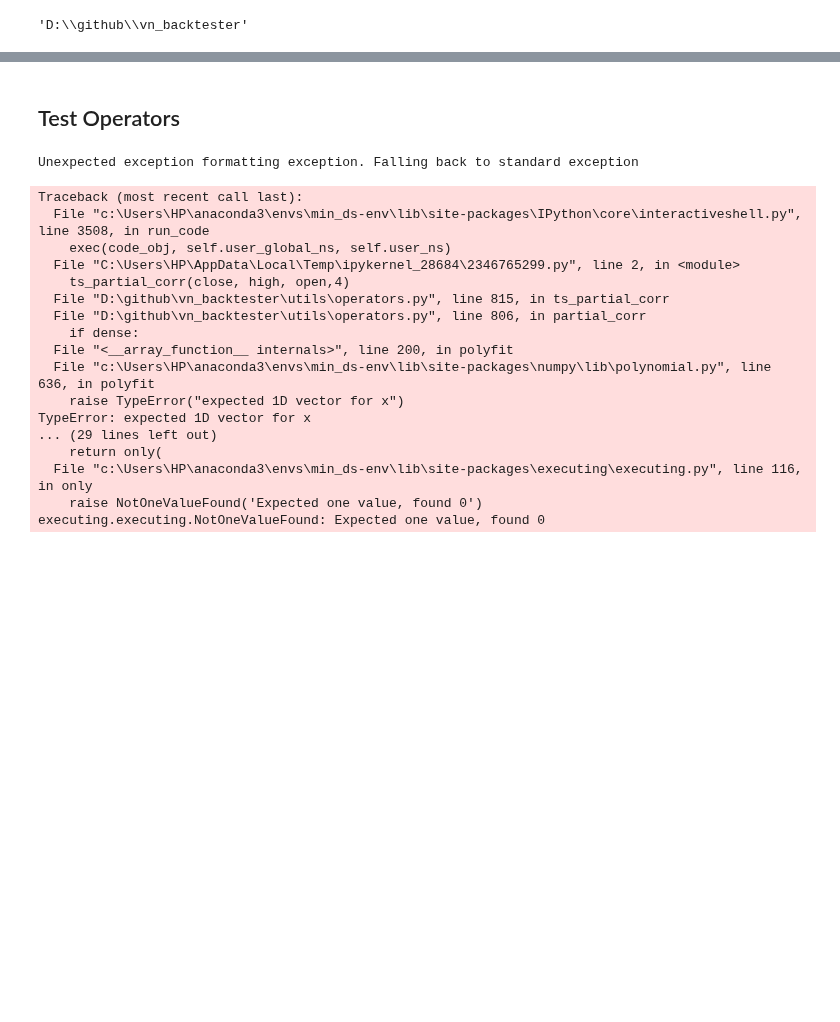
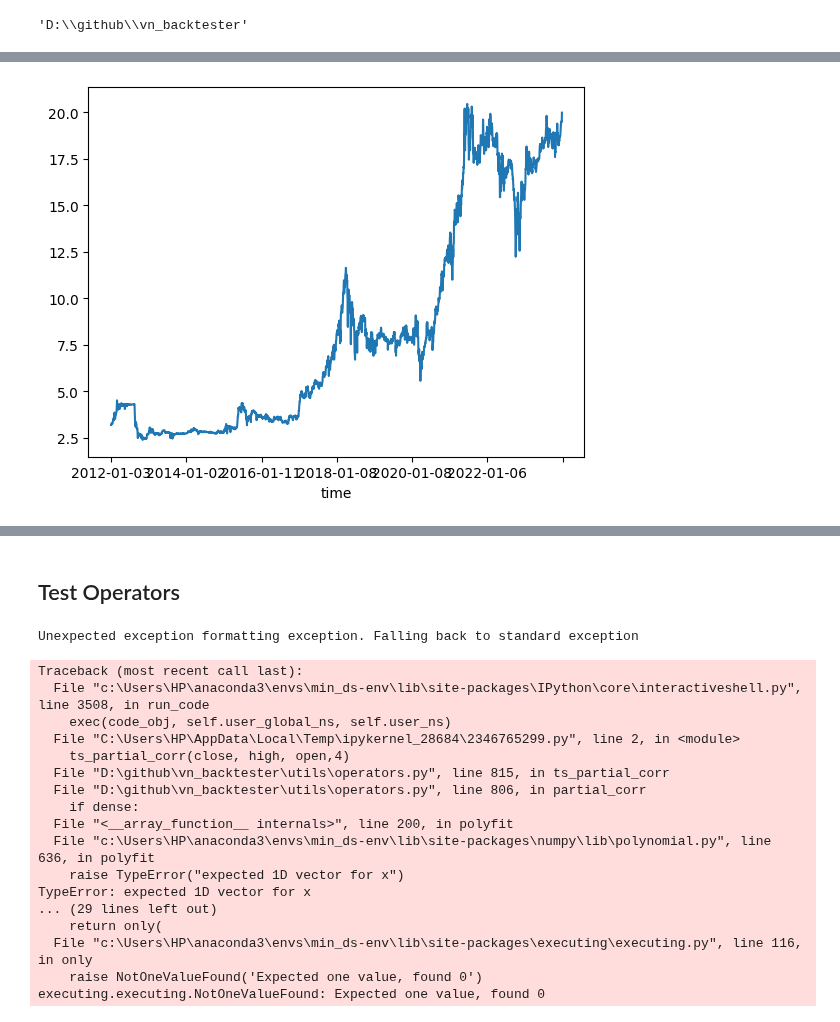
Before and after one commit to trungchien171/vn_backtester, a Jupyter notebook: notebook/data_handling.ipynb, the cells around one changed output, grey strips where cells are left out. Drawn from its saved outputs; the diff is of its cells as text; code cells hidden in the pictures; blank space fills up the shorter version.

```diff
--- a/notebook/data_handling.ipynb
+++ b/notebook/data_handling.ipynb
@@ -27,0 +56,14 @@ volume = load_and_process_data(__volumepath)
+# %%
+final_low = low.copy()
+
+for column in low.columns:
+    first_positive_index = low[column].gt(0).idxmax()
+    if pd.notna(first_positive_index):
+        outliers = (low.index > first_positive_index) & (low[column] == 0)
+        final_low[column] = low[column].where(~outliers, np.nan)
+    final_low[column] = final_low[column].fillna(method='ffill')
+
+final_low['ACB'].plot()
+final_low.to_csv('data/vn_stock/price_volume/low_matrix_20120101-20240101.txt', sep='\t')
+# %% [output]
+[figure, added]
```
Also changed, not shown: parts of 8 cells of this notebook, 31 other files.
